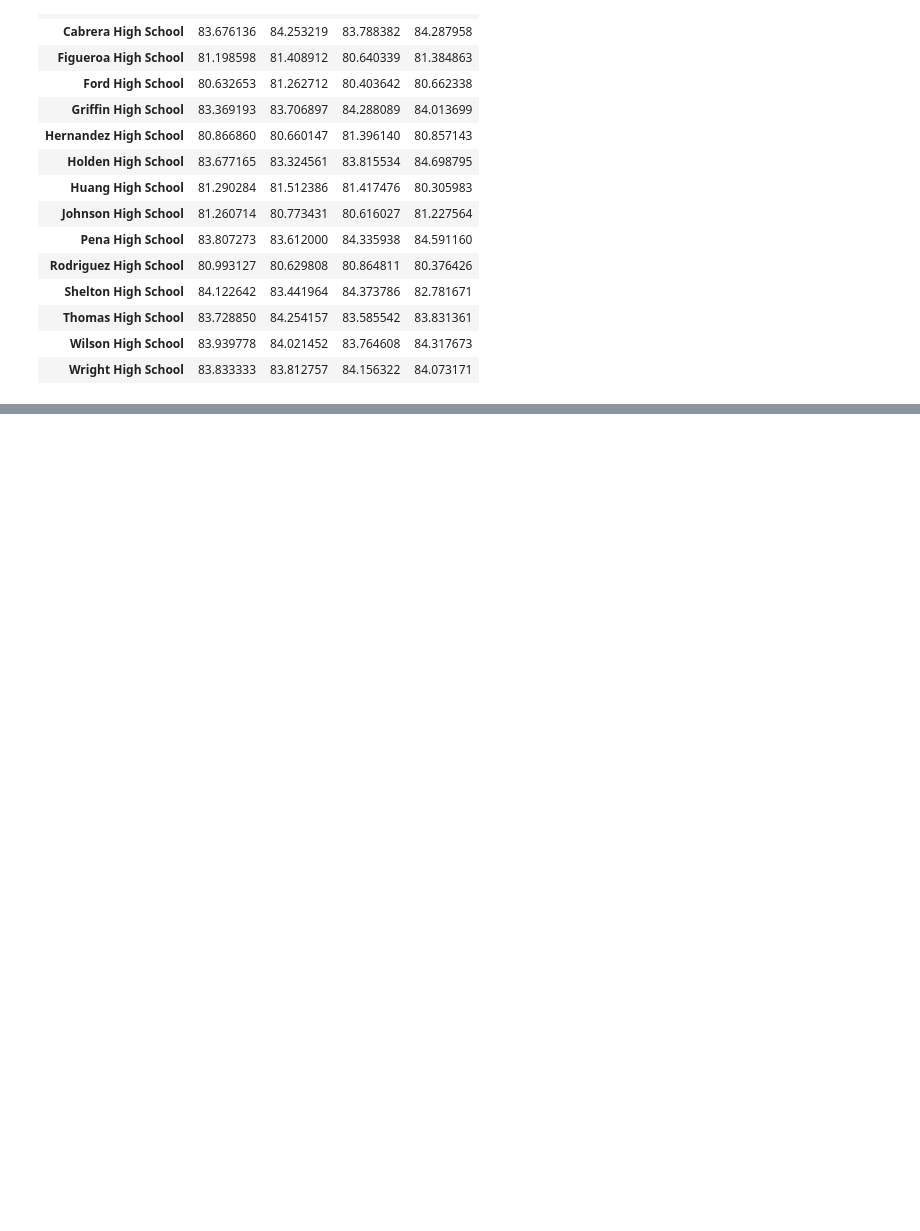
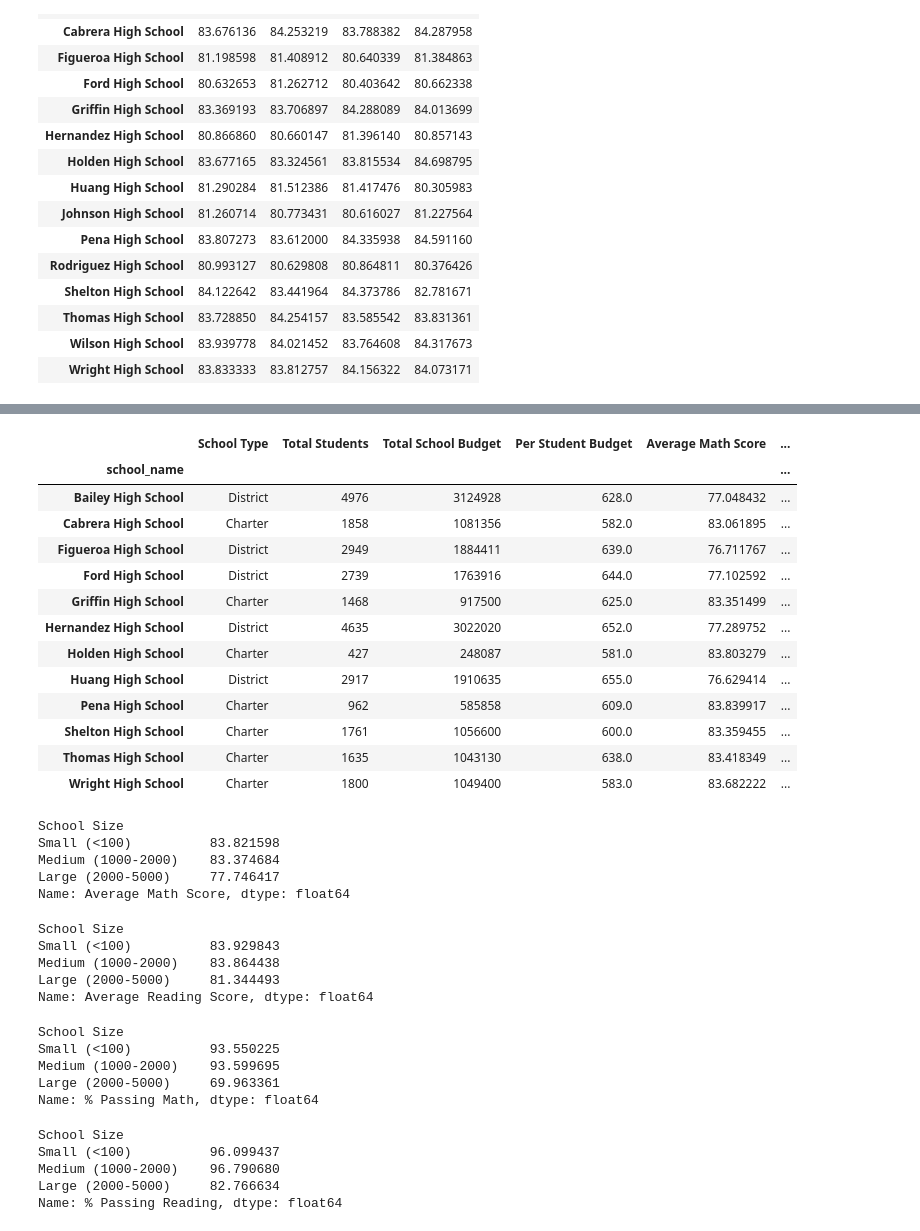
Before and after one commit to jroy22/pandas-challenge, a Jupyter notebook: PyCitySchools/PyCitySchoolAnalysis.ipynb, the cells around one changed output, grey strips where cells are left out. Saved outputs shown, nothing was run; the diff lists cells and outputs as text; code cells hidden in the pictures; blank space fills up the shorter version.

Commit message:
Added code to get summary tables by School spending, size, and type

```diff
--- a/PyCitySchools/PyCitySchoolAnalysis.ipynb
+++ b/PyCitySchools/PyCitySchoolAnalysis.ipynb
@@ -172,7 +172,7 @@ school_summary = pd.DataFrame({"School Type" : school_types,
                               "Average Reading Score": school_avg_read,
                               "% Passing Math" : school_percent_pass_math,
                               "% Passing Reading" : school_percent_pass_read,
-                              "% Passing Overall" : school_percent_pass_overall})
+                              "% Overall Passing" : school_percent_pass_overall})
 school_summary
 # %% [output]
 |  | School Type | Total Students | Total School Budget | Per Student Budget | Average Math Score | ... |
@@ -301,0 +304,6 @@ read_summary
+# %%
+spending_amount = [0, 585, 630, 645, 680]
+spending_range = ["<$585", "$585-630", "$630-645", "$645-680"]
+
+school_summary["Spending Ranges (Per Student)"] = pd.cut(school_summary["Per Student Budget"],spending_amount, labels= spending_range,include_lowest=True)
+school_summary
@@ -301,0 +421,6 @@ read_summary
+# %%
+size_amount = [0,1000,2000,5000]
+size_label = ["Small (<100)", "Medium (1000-2000)", "Large (2000-5000)"]
+
+school_summary["School Size"] = pd.cut(school_summary["Total Students"],size_amount, labels= size_label,include_lowest=True)
+school_summary
@@ -301,0 +445,58 @@ read_summary
+# %%
+school_size = school_summary.groupby("School Size")
+school_size.head()
+# %% [output]
+|  | School Type | Total Students | Total School Budget | Per Student Budget | Average Math Score | ... |
+| school_name |  |  |  |  |  | ... |
+| Bailey High School | District | 4976 | 3124928 | 628.0 | 77.048432 | ... |
+| Cabrera High School | Charter | 1858 | 1081356 | 582.0 | 83.061895 | ... |
+| Figueroa High School | District | 2949 | 1884411 | 639.0 | 76.711767 | ... |
+| Ford High School | District | 2739 | 1763916 | 644.0 | 77.102592 | ... |
+| Griffin High School | Charter | 1468 | 917500 | 625.0 | 83.351499 | ... |
+| Hernandez High School | District | 4635 | 3022020 | 652.0 | 77.289752 | ... |
+| Holden High School | Charter | 427 | 248087 | 581.0 | 83.803279 | ... |
+| Huang High School | District | 2917 | 1910635 | 655.0 | 76.629414 | ... |
+| Pena High School | Charter | 962 | 585858 | 609.0 | 83.839917 | ... |
+| Shelton High School | Charter | 1761 | 1056600 | 600.0 | 83.359455 | ... |
+| Thomas High School | Charter | 1635 | 1043130 | 638.0 | 83.418349 | ... |
+| Wright High School | Charter | 1800 | 1049400 | 583.0 | 83.682222 | ... |
+# %%
+#Getting the average math scores per school size
+size_avg_math = school_size["Average Math Score"].mean()
+size_avg_math
+# %% [output]
+School Size
+Small (<100)          83.821598
+Medium (1000-2000)    83.374684
+Large (2000-5000)     77.746417
+Name: Average Math Score, dtype: float64
+# %%
+#Getting the average reading scores per school size
+size_avg_read = school_size["Average Reading Score"].mean()
+size_avg_read
+# %% [output]
+School Size
+Small (<100)          83.929843
+Medium (1000-2000)    83.864438
+Large (2000-5000)     81.344493
+Name: Average Reading Score, dtype: float64
+# %%
+#Calculating the average percentage students passed math by school size
+size_pass_math = school_size["% Passing Math"].mean()
+size_pass_math
+# %% [output]
+School Size
+Small (<100)          93.550225
+Medium (1000-2000)    93.599695
+Large (2000-5000)     69.963361
+Name: % Passing Math, dtype: float64
+# %%
+#Calculating the average percentage students passed reading by school size
+size_pass_read = school_size["% Passing Reading"].mean()
+size_pass_read
+# %% [output]
+School Size
+Small (<100)          96.099437
+Medium (1000-2000)    96.790680
+Large (2000-5000)     82.766634
+Name: % Passing Reading, dtype: float64
```
Also changed, not shown: parts of 23 cells of this notebook.
